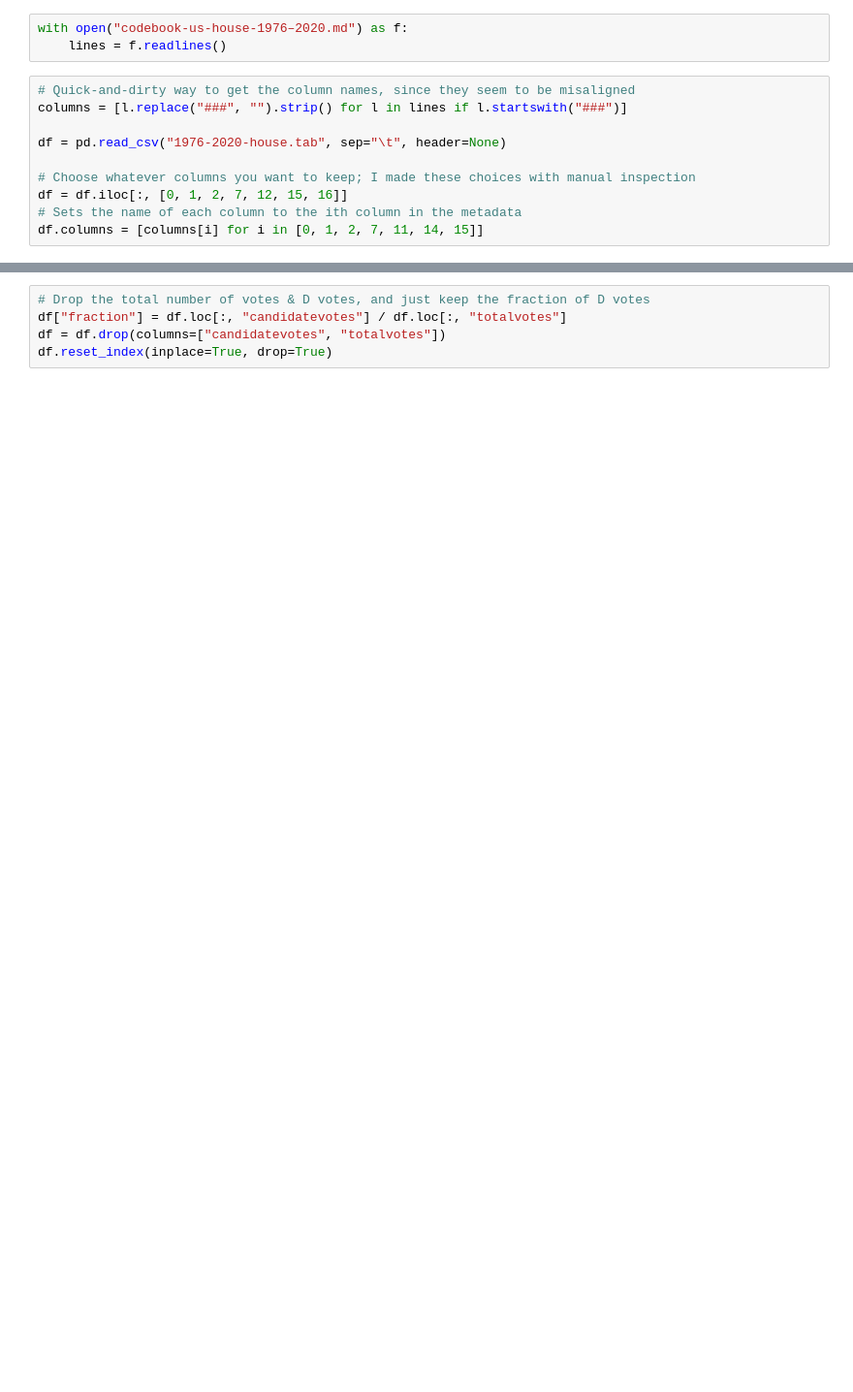
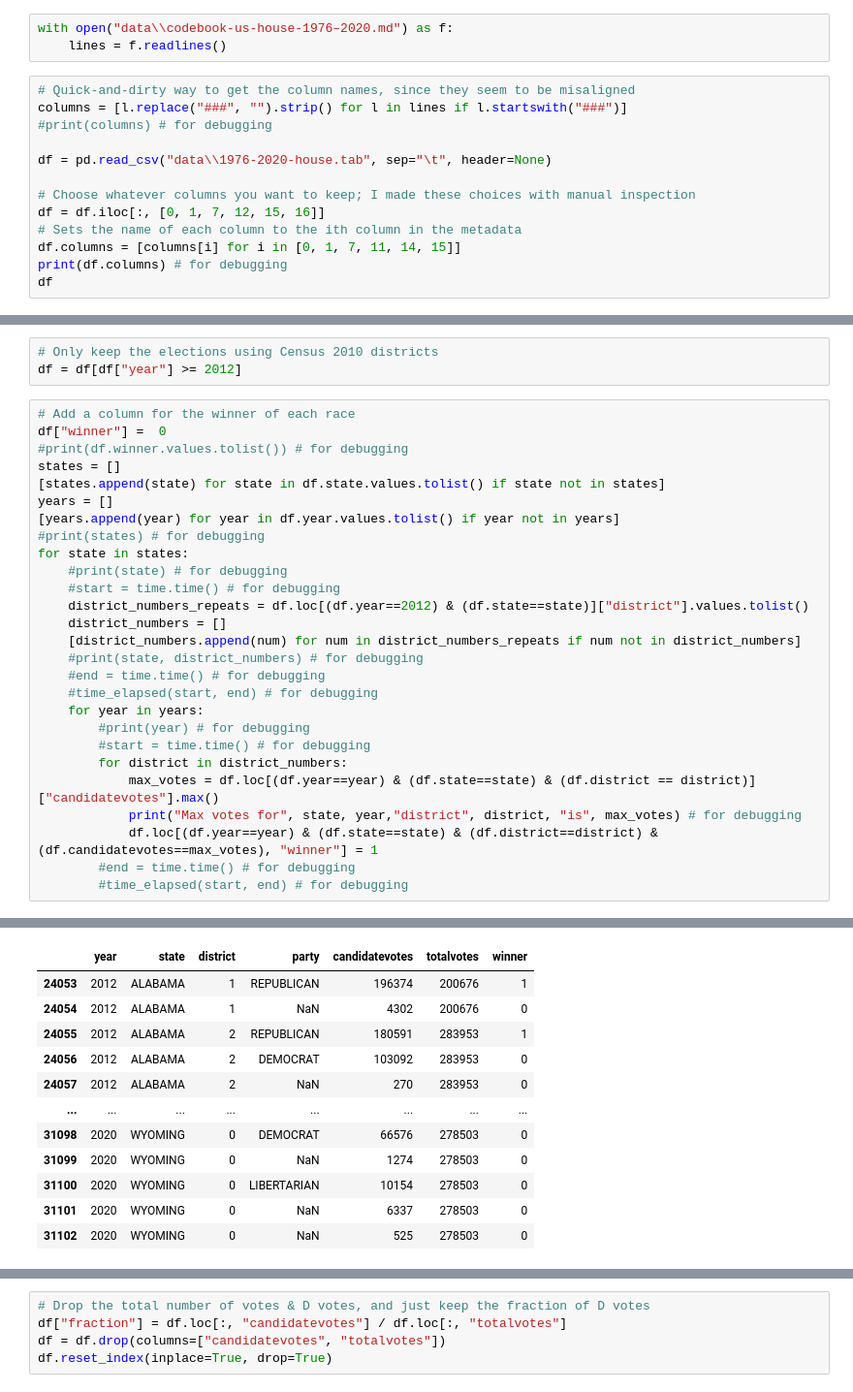
Before and after one commit to wh33les/GerrymanderingProject, a Jupyter notebook: GerrymanderingProject.ipynb, the cells around one changed output, grey strips where cells are left out. Shown at 97% size. Saved outputs shown, nothing was run; the diff lists cells and outputs as text; blank space fills up the shorter version.

Commit message:
Added a column to indicate the winner.

```diff
--- a/GerrymanderingProject.ipynb
+++ b/GerrymanderingProject.ipynb
@@ -3,13 +25,16 @@ import pandas as pd
 # %%
-with open("codebook-us-house-1976–2020.md") as f:
+with open("data\\codebook-us-house-1976–2020.md") as f:
     lines = f.readlines()
 # %%
 # Quick-and-dirty way to get the column names, since they seem to be misaligned
 columns = [l.replace("###", "").strip() for l in lines if l.startswith("###")]
+#print(columns) # for debugging
 
-df = pd.read_csv("1976-2020-house.tab", sep="\t", header=None)
+df = pd.read_csv("data\\1976-2020-house.tab", sep="\t", header=None)
 
 # Choose whatever columns you want to keep; I made these choices with manual inspection
-df = df.iloc[:, [0, 1, 2, 7, 12, 15, 16]]
+df = df.iloc[:, [0, 1, 7, 12, 15, 16]]
 # Sets the name of each column to the ith column in the metadata
-df.columns = [columns[i] for i in [0, 1, 2, 7, 11, 14, 15]]
+df.columns = [columns[i] for i in [0, 1, 7, 11, 14, 15]]
+print(df.columns) # for debugging
+df
@@ -15,0 +56,31 @@ df.columns = [columns[i] for i in [0, 1, 2, 7, 11, 14, 15]]
+# %%
+# Only keep the elections using Census 2010 districts
+df = df[df["year"] >= 2012]
+# %%
+# Add a column for the winner of each race
+df["winner"] =  0
+#print(df.winner.values.tolist()) # for debugging
+states = []
+[states.append(state) for state in df.state.values.tolist() if state not in states]
+years = []
+[years.append(year) for year in df.year.values.tolist() if year not in years]
+#print(states) # for debugging
+for state in states:
+    #print(state) # for debugging
+    #start = time.time() # for debugging
+    district_numbers_repeats = df.loc[(df.year==2012) & (df.state==state)]["district"].values.tolist()
+    district_numbers = []
+    [district_numbers.append(num) for num in district_numbers_repeats if num not in district_numbers]
+    #print(state, district_numbers) # for debugging
+    #end = time.time() # for debugging
+    #time_elapsed(start, end) # for debugging
+    for year in years:
+        #print(year) # for debugging
+        #start = time.time() # for debugging
+        for district in district_numbers:
+            max_votes = df.loc[(df.year==year) & (df.state==state) & (df.district == district)]["candidatevotes"].max()
+            print("Max votes for", state, year,"district", district, "is", max_votes) # for debugging
+            df.loc[(df.year==year) & (df.state==state) & (df.district==district) & (df.candidatevotes==max_votes), "winner"] = 1
+        #end = time.time() # for debugging
+        #time_elapsed(start, end) # for debugging
+# %% [output]
@@ -15,0 +109,12 @@ df.columns = [columns[i] for i in [0, 1, 2, 7, 11, 14, 15]]
+|  | year | state | district | party | candidatevotes | totalvotes | winner |
+| 24053 | 2012 | ALABAMA | 1 | REPUBLICAN | 196374 | 200676 | 1 |
+| 24054 | 2012 | ALABAMA | 1 | NaN | 4302 | 200676 | 0 |
+| 24055 | 2012 | ALABAMA | 2 | REPUBLICAN | 180591 | 283953 | 1 |
+| 24056 | 2012 | ALABAMA | 2 | DEMOCRAT | 103092 | 283953 | 0 |
+| 24057 | 2012 | ALABAMA | 2 | NaN | 270 | 283953 | 0 |
+| ... | ... | ... | ... | ... | ... | ... | ... |
+| 31098 | 2020 | WYOMING | 0 | DEMOCRAT | 66576 | 278503 | 0 |
+| 31099 | 2020 | WYOMING | 0 | NaN | 1274 | 278503 | 0 |
+| 31100 | 2020 | WYOMING | 0 | LIBERTARIAN | 10154 | 278503 | 0 |
+| 31101 | 2020 | WYOMING | 0 | NaN | 6337 | 278503 | 0 |
+| 31102 | 2020 | WYOMING | 0 | NaN | 525 | 278503 | 0 |
```
Also changed, not shown: parts of 12 cells of this notebook.
